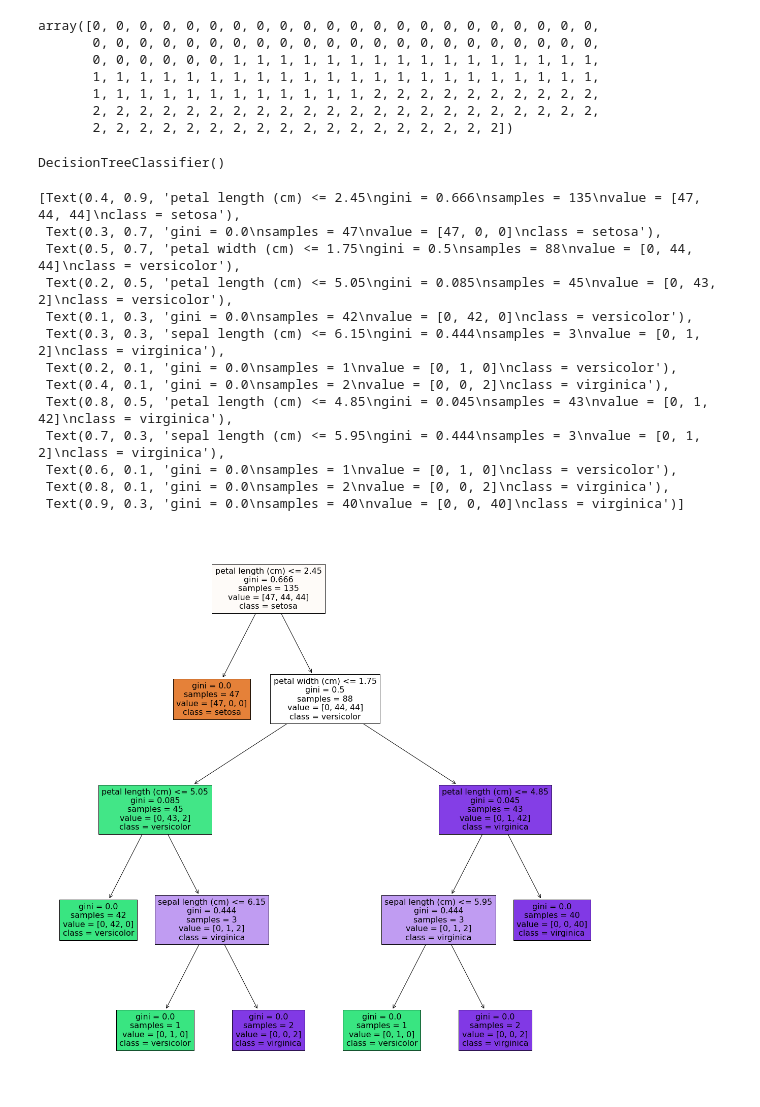
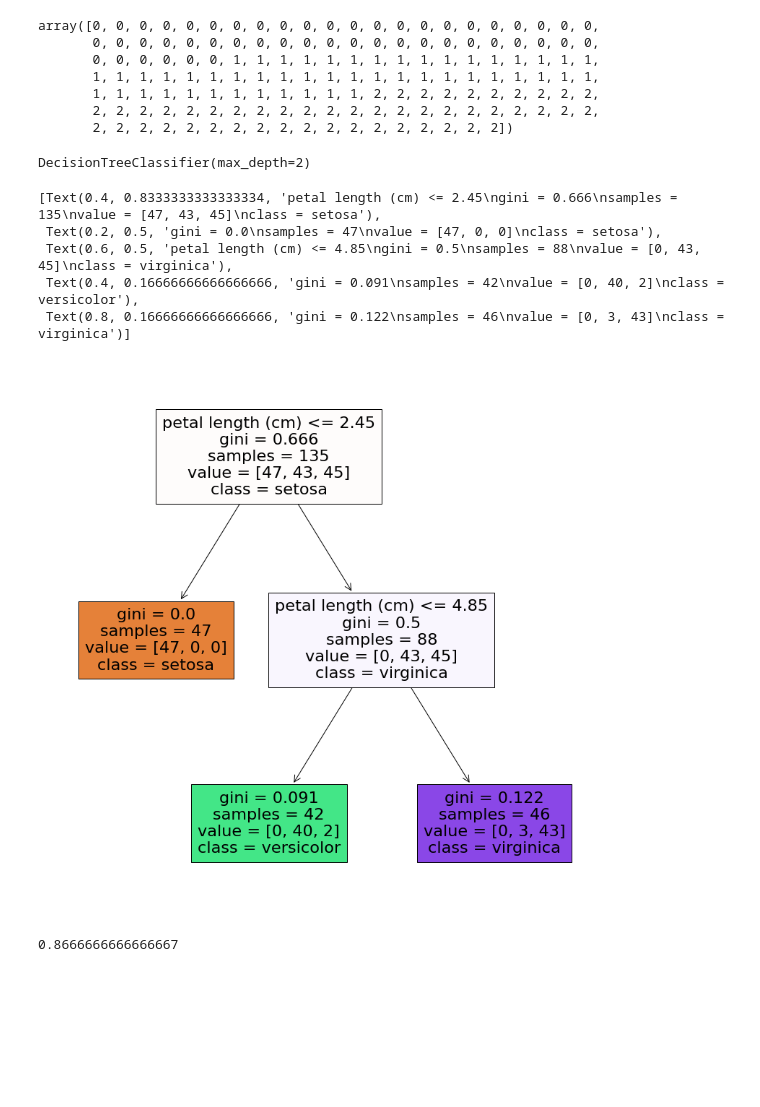
Before and after one commit to AcerPing/tcfst_ML_11C032, a Jupyter notebook: classification_tcfst_20220926.ipynb, the cells around one changed output. Cells and saved outputs as stored; diff of their text form; code cells hidden in the pictures; blank space fills up the shorter version.

```diff
--- a/classification_tcfst_20220926.ipynb
+++ b/classification_tcfst_20220926.ipynb
@@ -110,27 +110,25 @@ array([0, 0, 0, 0, 0, 0, 0, 0, 0, 0, 0, 0, 0, 0, 0, 0, 0, 0, 0, 0, 0, 0,
 x_train, x_test, y_train, y_test = train_test_split(x, y, test_size=0.1)
 # %%
 from sklearn.tree import DecisionTreeClassifier
-clf = DecisionTreeClassifier()
+clf = DecisionTreeClassifier(max_depth=2)
 clf.fit(x_train, y_train)
 # %% [output]
-DecisionTreeClassifier()
+DecisionTreeClassifier(max_depth=2)
 # %%
 import matplotlib.pyplot as plt
 from sklearn.tree import plot_tree
-plt.figure(figsize=[20, 20])
+plt.figure(figsize=[14, 14])
 plot_tree(clf, feature_names=iris['feature_names'], filled=True, class_names=iris['target_names'])
 # %% [output]
-[Text(0.4, 0.9, 'petal length (cm) <= 2.45\ngini = 0.666\nsamples = 135\nvalue = [47, 44, 44]\nclass = setosa'),
- Text(0.3, 0.7, 'gini = 0.0\nsamples = 47\nvalue = [47, 0, 0]\nclass = setosa'),
- Text(0.5, 0.7, 'petal width (cm) <= 1.75\ngini = 0.5\nsamples = 88\nvalue = [0, 44, 44]\nclass = versicolor'),
- Text(0.2, 0.5, 'petal length (cm) <= 5.05\ngini = 0.085\nsamples = 45\nvalue = [0, 43, 2]\nclass = versicolor'),
- Text(0.1, 0.3, 'gini = 0.0\nsamples = 42\nvalue = [0, 42, 0]\nclass = versicolor'),
- Text(0.3, 0.3, 'sepal length (cm) <= 6.15\ngini = 0.444\nsamples = 3\nvalue = [0, 1, 2]\nclass = virginica'),
- Text(0.2, 0.1, 'gini = 0.0\nsamples = 1\nvalue = [0, 1, 0]\nclass = versicolor'),
- Text(0.4, 0.1, 'gini = 0.0\nsamples = 2\nvalue = [0, 0, 2]\nclass = virginica'),
- Text(0.8, 0.5, 'petal length (cm) <= 4.85\ngini = 0.045\nsamples = 43\nvalue = [0, 1, 42]\nclass = virginica'),
- Text(0.7, 0.3, 'sepal length (cm) <= 5.95\ngini = 0.444\nsamples = 3\nvalue = [0, 1, 2]\nclass = virginica'),
- Text(0.6, 0.1, 'gini = 0.0\nsamples = 1\nvalue = [0, 1, 0]\nclass = versicolor'),
- Text(0.8, 0.1, 'gini = 0.0\nsamples = 2\nvalue = [0, 0, 2]\nclass = virginica'),
- Text(0.9, 0.3, 'gini = 0.0\nsamples = 40\nvalue = [0, 0, 40]\nclass = virginica')]
+[Text(0.4, 0.8333333333333334, 'petal length (cm) <= 2.45\ngini = 0.666\nsamples = 135\nvalue = [47, 43, 45]\nclass = setosa'),
+ Text(0.2, 0.5, 'gini = 0.0\nsamples = 47\nvalue = [47, 0, 0]\nclass = setosa'),
+ Text(0.6, 0.5, 'petal length (cm) <= 4.85\ngini = 0.5\nsamples = 88\nvalue = [0, 43, 45]\nclass = virginica'),
+ Text(0.4, 0.16666666666666666, 'gini = 0.091\nsamples = 42\nvalue = [0, 40, 2]\nclass = versicolor'),
+ Text(0.8, 0.16666666666666666, 'gini = 0.122\nsamples = 46\nvalue = [0, 3, 43]\nclass = virginica')]
-[figure, old version]
+[figure, new version]
+# %%
+from sklearn.metrics import accuracy_score
+pre = clf.predict(x_test)
+accuracy_score(y_test, pre)
+# %% [output]
+0.8666666666666667
```
Also changed, not shown: parts of 1 cell of this notebook.
